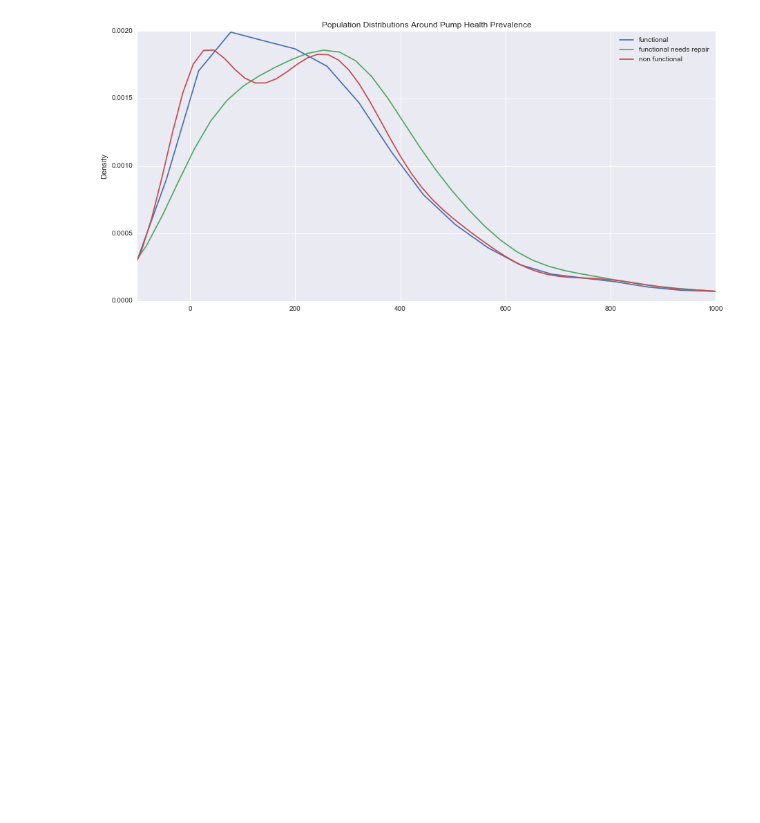
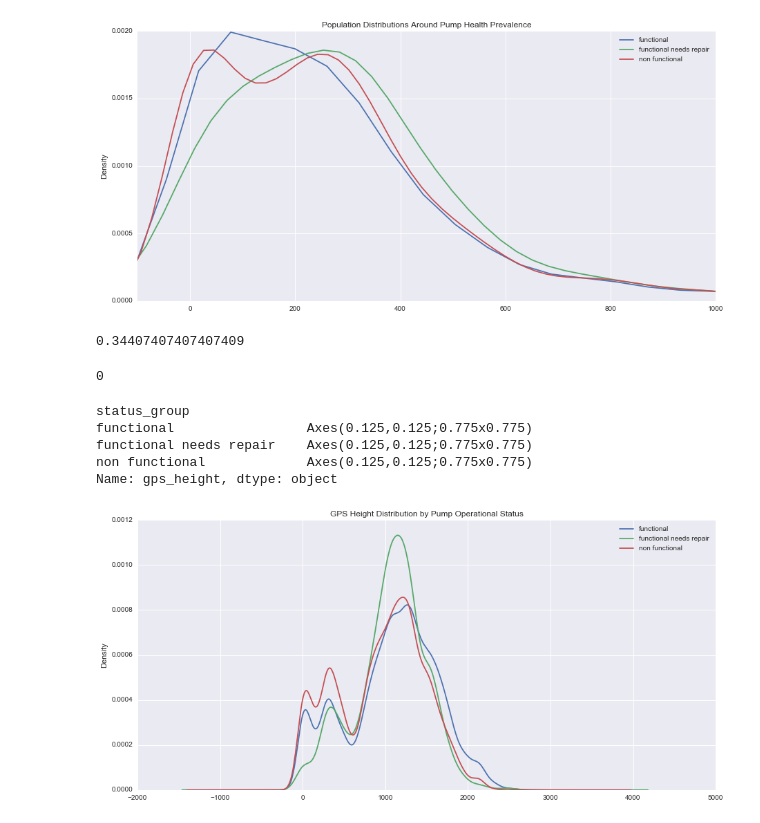
Before and after one commit to ashirwad08/predict-water-pump-failure, a Jupyter notebook: MVP_work/ash_MVP_explore_train.ipynb, the cells around one changed output. Cells and saved outputs as stored; diff of their text form; code cells hidden in the pictures; blank space fills up the shorter version.

```diff
--- a/MVP_work/ash_MVP_explore_train.ipynb
+++ b/MVP_work/ash_MVP_explore_train.ipynb
@@ -51,3 +51,33 @@ functional needs repair    Axes(0.125,0.125;0.775x0.775)
 non functional             Axes(0.125,0.125;0.775x0.775)
 Name: population, dtype: object
 [figure]
+# %%
+## LOCATION
+# gps_height
+
+(dat.gps_height == 0).sum()/float(len(dat.gps_height))
+# %% [output]
+0.34407407407407409
+# %%
+dat.gps_height.replace(to_replace={0:np.nan}, inplace=True)
+# %%
+#let's look at gps_height by imputing with mean gps_height in neighboring areas, in this order:
+#sub-village > ward > lga > region_code
+
+dat.gps_height.fillna(dat.groupby(['subvillage'])['gps_height'].transform('mean'), inplace=True)
+dat.gps_height.fillna(dat.groupby(['ward'])['gps_height'].transform('mean'), inplace=True)
+dat.gps_height.fillna(dat.groupby(['lga'])['gps_height'].transform('mean'), inplace=True)
+dat.gps_height.fillna(dat.groupby(['region_code'])['gps_height'].transform('mean'), inplace=True)
+# %%
+dat.gps_height.isnull().sum()
+# %% [output]
+0
+# %%
+dat.groupby(dat.status_group)['gps_height'].plot.kde(legend=True, title='GPS Height Distribution by Pump Operational Status', figsize=(15,7))
+# %% [output]
+status_group
+functional                 Axes(0.125,0.125;0.775x0.775)
+functional needs repair    Axes(0.125,0.125;0.775x0.775)
+non functional             Axes(0.125,0.125;0.775x0.775)
+Name: gps_height, dtype: object
+[figure, added]
```
Also changed, not shown: parts of 4 cells of this notebook, 7 other files.
